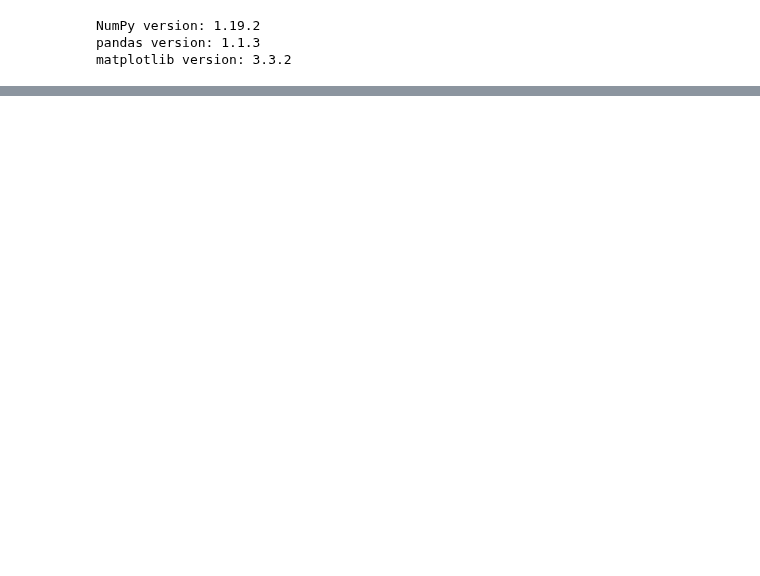
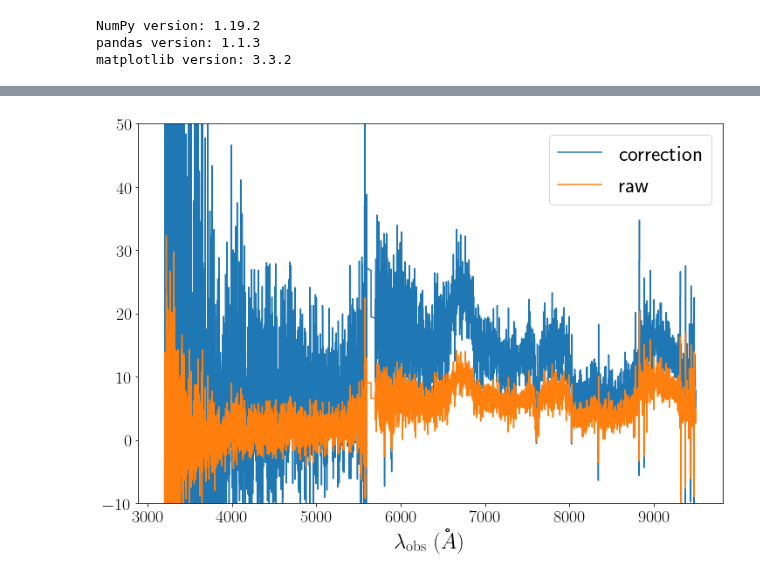
Before and after one commit to slowdivePTG/SN2020jgb, a Jupyter notebook: spectroscopy/SN2020jgb.ipynb, the cells around one changed output, grey strips where cells are left out. Saved outputs shown, nothing was run; the diff lists cells and outputs as text; code cells hidden in the pictures; blank space fills up the shorter version.

```diff
--- a/spectroscopy/SN2020jgb.ipynb
+++ b/spectroscopy/SN2020jgb.ipynb
@@ -32,10 +36,11 @@ t_max_mjd = t_max - 2400000.5
 def plot_box_spec(wave, flux):
     flux_plot = np.repeat(flux, 2)
     wv_plot = wave.copy()
-    wv_plot[:-1] += np.diff(wave)/2
-    wv_plot = np.append(wave[0]-(wave[1]-wave[0])/2,
-                        np.append(np.repeat(wv_plot[0:-1], 2),
-                                  wave[-1]+(wave[-1]-wave[-2])/2))
+    wv_plot[:-1] += np.diff(wave) / 2
+    wv_plot = np.append(
+        wave[0] - (wave[1] - wave[0]) / 2,
+        np.append(np.repeat(wv_plot[0:-1], 2),
+                  wave[-1] + (wave[-1] - wave[-2]) / 2))
 
     return wv_plot, flux_plot
 # %%
@@ -55,6 +60,23 @@ spec_files
  './ZTF20aayhacx_20200623_Keck1_v1.ascii',
  './ZTF20aayhacx_20200915_Keck1_v2.ascii',
  './ZTF20aayhacx_20201020_Keck1_v1.ascii']
+# %%
+spec_df = pd.read_csv(spec_files[-4],
+                      comment='#',
+                      delim_whitespace=True,
+                      header=None)
+wv, fl = plot_box_spec(spec_df[0].values, spec_df[1].values)
+fl_unc = np.repeat(spec_df[1].values, 2)
+plt.figure(figsize=(12, 8))
+plt.errorbar(wv, fl * 10**(0.4 * calALambda(wv, rv, ebv)), label='correction')
+plt.errorbar(wv, fl, label='raw')
+plt.ylim(-10, 50)
+#plt.xlim(4000, 5000)
+plt.xlabel(r'$\lambda_\mathrm{obs} \; (\AA)$')
+plt.legend()
+plt.show()
+# %% [output]
+[figure, added]
 # %%
 aam_colors = {
     'mustard': "#E29930",
```
Also changed, not shown: parts of 6 cells of this notebook, 4 other files.
